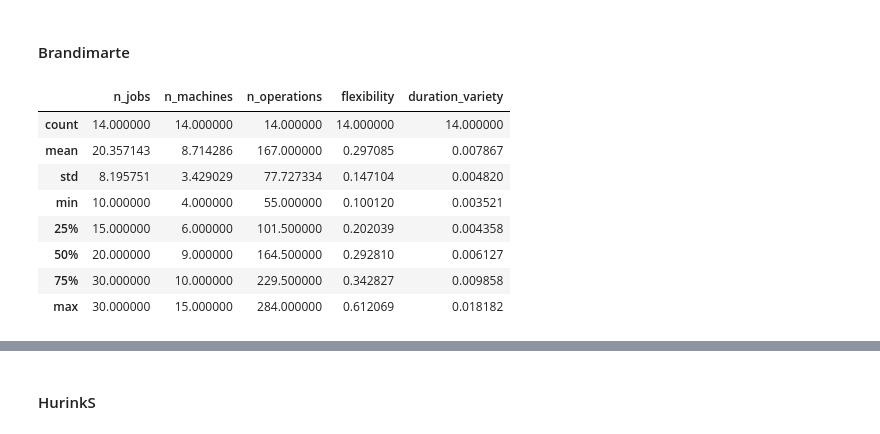
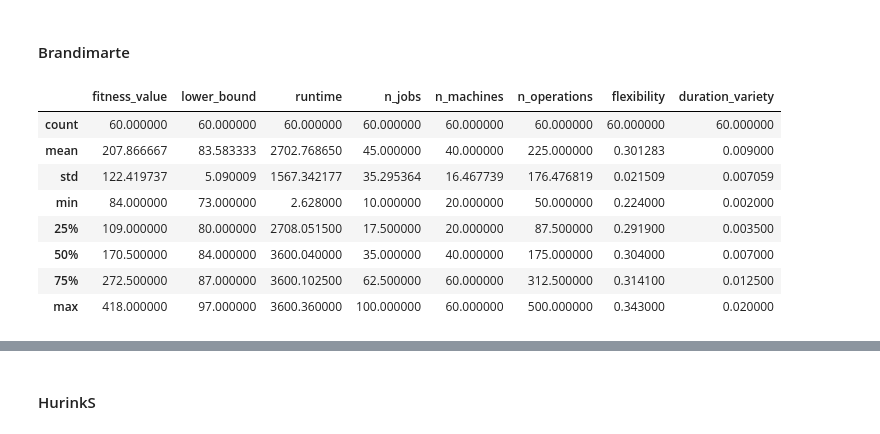
Before and after one commit to jrc-rodec/scheduling_model, a Jupyter notebook: code/analysis/analyze_results.ipynb, the cells around one changed output, grey strips where cells are left out. Cells and saved outputs as stored; diff of their text form; code cells hidden in the pictures.

```diff
--- a/code/analysis/analyze_results.ipynb
+++ b/code/analysis/analyze_results.ipynb
@@ -331,5 +343,6 @@ show_all_plots(data, benchmark_overview)
 behnke = pd.DataFrame([x for i, x in data.iterrows() if x["name"].startswith("Behnke")])
 behnke_encodings = get_encodings_for_group(behnke)
 behnke_data = extract_data_from_encodings(behnke_encodings)
-behnke_data.describe()
+behnke_merged = pd.merge(behnke, behnke_data, on='name')
+behnke_merged.describe()
 # %% [output]
@@ -359,15 +372,16 @@ show_all_plots(behnke, behnke_data)
 # %%
 brandimarte = pd.DataFrame([x for i, x in data.iterrows() if x["name"].startswith("Brandimarte")])
 brandimarte_encodings = get_encodings_for_group(brandimarte)
 brandimarte_data = extract_data_from_encodings(brandimarte_encodings)
-brandimarte_data.describe()
+brandimarte_merged = pd.merge(brandimarte, brandimarte_data, on='name')
+behnke_merged.describe()
 # %% [output]
-|  | n_jobs | n_machines | n_operations | flexibility | duration_variety |
-| count | 14.000000 | 14.000000 | 14.000000 | 14.000000 | 14.000000 |
-| mean | 20.357143 | 8.714286 | 167.000000 | 0.297085 | 0.007867 |
-| std | 8.195751 | 3.429029 | 77.727334 | 0.147104 | 0.004820 |
-| min | 10.000000 | 4.000000 | 55.000000 | 0.100120 | 0.003521 |
-| 25% | 15.000000 | 6.000000 | 101.500000 | 0.202039 | 0.004358 |
-| 50% | 20.000000 | 9.000000 | 164.500000 | 0.292810 | 0.006127 |
-| 75% | 30.000000 | 10.000000 | 229.500000 | 0.342827 | 0.009858 |
-| max | 30.000000 | 15.000000 | 284.000000 | 0.612069 | 0.018182 |
+|  | fitness_value | lower_bound | runtime | n_jobs | n_machines | n_operations | flexibility | duration_variety |
+| count | 60.000000 | 60.000000 | 60.000000 | 60.000000 | 60.000000 | 60.000000 | 60.000000 | 60.000000 |
+| mean | 207.866667 | 83.583333 | 2702.768650 | 45.000000 | 40.000000 | 225.000000 | 0.301283 | 0.009000 |
+| std | 122.419737 | 5.090009 | 1567.342177 | 35.295364 | 16.467739 | 176.476819 | 0.021509 | 0.007059 |
+| min | 84.000000 | 73.000000 | 2.628000 | 10.000000 | 20.000000 | 50.000000 | 0.224000 | 0.002000 |
+| 25% | 109.000000 | 80.000000 | 2708.051500 | 17.500000 | 20.000000 | 87.500000 | 0.291900 | 0.003500 |
+| 50% | 170.500000 | 84.000000 | 3600.040000 | 35.000000 | 40.000000 | 175.000000 | 0.304000 | 0.007000 |
+| 75% | 272.500000 | 87.000000 | 3600.102500 | 62.500000 | 60.000000 | 312.500000 | 0.314100 | 0.012500 |
+| max | 418.000000 | 97.000000 | 3600.360000 | 100.000000 | 60.000000 | 500.000000 | 0.343000 | 0.020000 |
```
Also changed, not shown: parts of 30 cells of this notebook, 1 other file.
